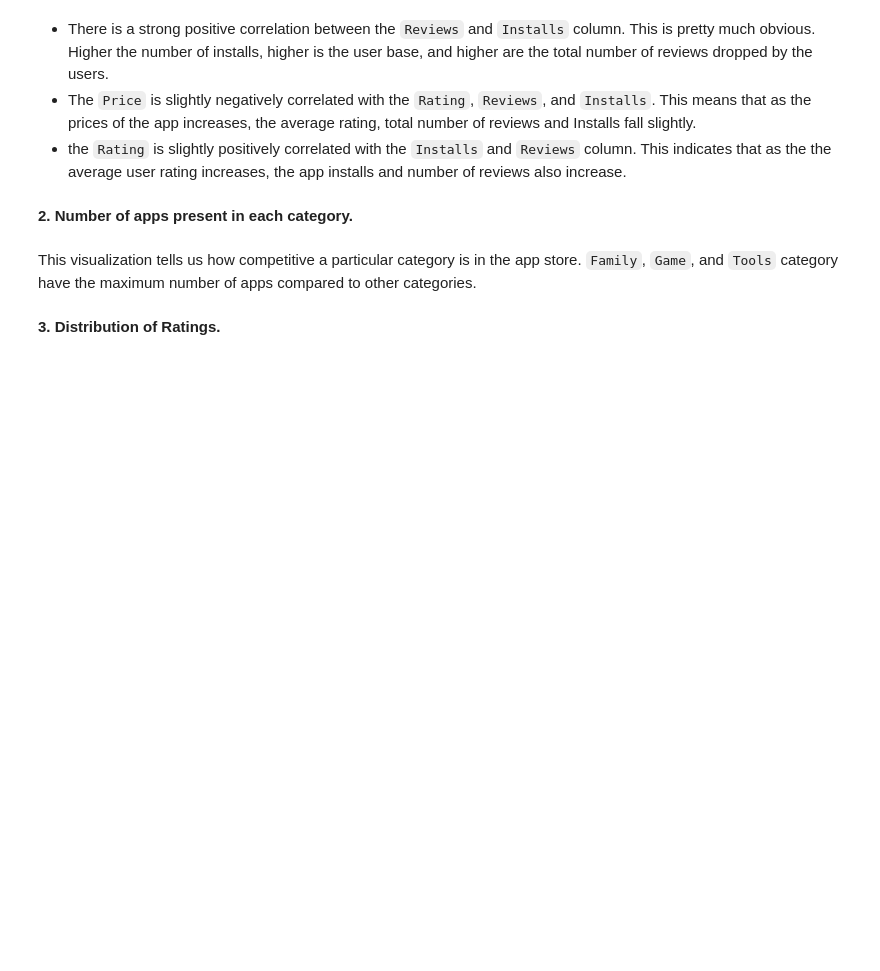
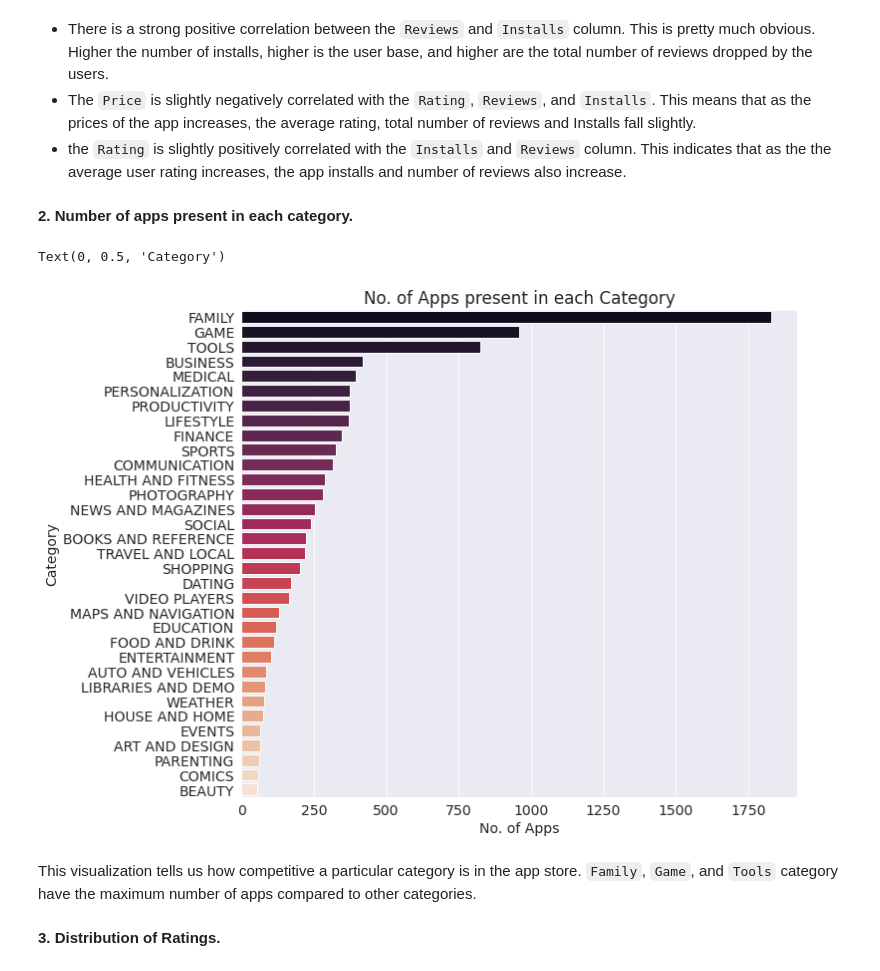
Before and after one commit to Saif-Khan435/Play-Store-App-Review-Analysis, a Jupyter notebook: Mohammed_Saif_Khan_M1W6_Play_Store_App_Review_Analysis_Capstone_Project.ipynb, the cells around one changed output. Saved outputs shown, nothing was run; the diff lists cells and outputs as text; code cells hidden in the pictures; blank space fills up the shorter version.

```diff
--- a/Mohammed_Saif_Khan_M1W6_Play_Store_App_Review_Analysis_Capstone_Project.ipynb
+++ b/Mohammed_Saif_Khan_M1W6_Play_Store_App_Review_Analysis_Capstone_Project.ipynb
@@ -327,9 +327,9 @@ Name: Type, dtype: int64
 # %% [markdown]
 The `Type` column contains only two entries, namely, `Free` and `Paid`. Also, if the app is of type-`paid`, the price of that app will be printed in the corresponding `Price` column, else, it will show as '0'. In this case, the price for the respective app is printed as '0', which means the app is of type-`free`. Hence we can replace this NaN value with `Free`.
 # %%
-# Replacing the NaN value in 'Type' column with 'Free'
+# Filling the NaN value in 'Type' column with 'Free'
 
-apps_df.Type = apps_df.Type.replace(np.NaN,'Free')
+apps_df.Type.fillna('Free',inplace=True)
 # %%
 # Total number of NaN values in each column
 
@@ -1383,7 +1412,14 @@ sns.heatmap(apps_df.corr(), cmap='YlGnBu', annot=True)
 # %%
 # No of apps in each category
 
+plt.figure(figsize=(10,9))
 sns.barplot(x=apps_df.Category.value_counts(),y=apps_df.Category.value_counts().index,palette='rocket')
+plt.title('No. of Apps present in each Category')
+plt.xlabel('No. of Apps')
+plt.ylabel('Category')
+# %% [output]
+Text(0, 0.5, 'Category')
+[figure, added]
 # %% [markdown]
 This visualization tells us how competitive a particular category is in the app store. `Family`, `Game`, and `Tools` category have the maximum number of apps compared to other categories.
 # %% [markdown]
```
Also changed, not shown: parts of 71 cells of this notebook.
